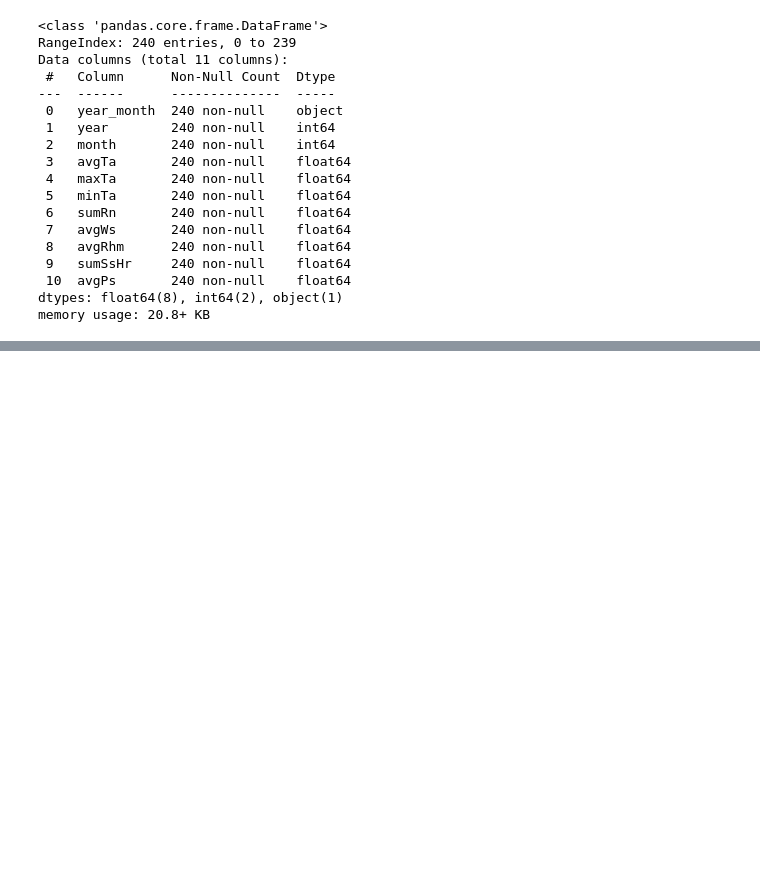
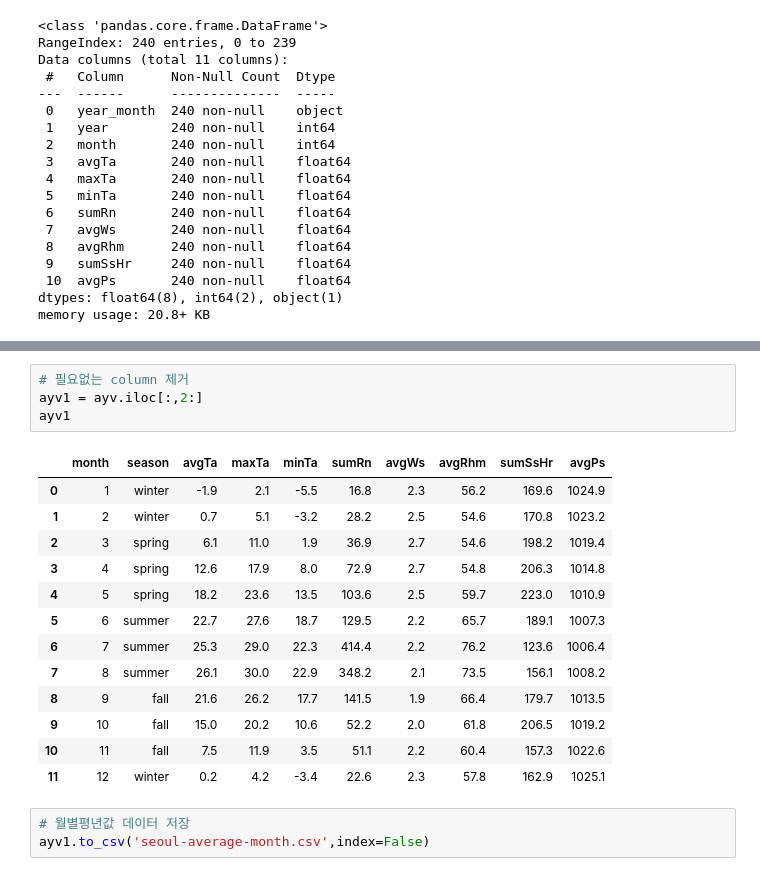
Before and after one commit to kyungjaecheong/Seoul-FP-Weather, a Jupyter notebook: data/csv/seoul-weather.ipynb, the cells around one changed output, grey strips where cells are left out. Saved outputs shown, nothing was run; the diff lists cells and outputs as text; blank space fills up the shorter version.

```diff
--- a/data/csv/seoul-weather.ipynb
+++ b/data/csv/seoul-weather.ipynb
@@ -176,0 +197,21 @@ memory usage: 20.8+ KB
+# %%
+# 필요없는 column 제거
+ayv1 = ayv.iloc[:,2:]
+ayv1
+# %% [output]
+|  | month | season | avgTa | maxTa | minTa | sumRn | avgWs | avgRhm | sumSsHr | avgPs |
+| 0 | 1 | winter | -1.9 | 2.1 | -5.5 | 16.8 | 2.3 | 56.2 | 169.6 | 1024.9 |
+| 1 | 2 | winter | 0.7 | 5.1 | -3.2 | 28.2 | 2.5 | 54.6 | 170.8 | 1023.2 |
+| 2 | 3 | spring | 6.1 | 11.0 | 1.9 | 36.9 | 2.7 | 54.6 | 198.2 | 1019.4 |
+| 3 | 4 | spring | 12.6 | 17.9 | 8.0 | 72.9 | 2.7 | 54.8 | 206.3 | 1014.8 |
+| 4 | 5 | spring | 18.2 | 23.6 | 13.5 | 103.6 | 2.5 | 59.7 | 223.0 | 1010.9 |
+| 5 | 6 | summer | 22.7 | 27.6 | 18.7 | 129.5 | 2.2 | 65.7 | 189.1 | 1007.3 |
+| 6 | 7 | summer | 25.3 | 29.0 | 22.3 | 414.4 | 2.2 | 76.2 | 123.6 | 1006.4 |
+| 7 | 8 | summer | 26.1 | 30.0 | 22.9 | 348.2 | 2.1 | 73.5 | 156.1 | 1008.2 |
+| 8 | 9 | fall | 21.6 | 26.2 | 17.7 | 141.5 | 1.9 | 66.4 | 179.7 | 1013.5 |
+| 9 | 10 | fall | 15.0 | 20.2 | 10.6 | 52.2 | 2.0 | 61.8 | 206.5 | 1019.2 |
+| 10 | 11 | fall | 7.5 | 11.9 | 3.5 | 51.1 | 2.2 | 60.4 | 157.3 | 1022.6 |
+| 11 | 12 | winter | 0.2 | 4.2 | -3.4 | 22.6 | 2.3 | 57.8 | 162.9 | 1025.1 |
+# %%
+# 월별평년값 데이터 저장
+ayv1.to_csv('seoul-average-month.csv',index=False)
```
Also changed, not shown: parts of 6 cells of this notebook, 7 other files.
